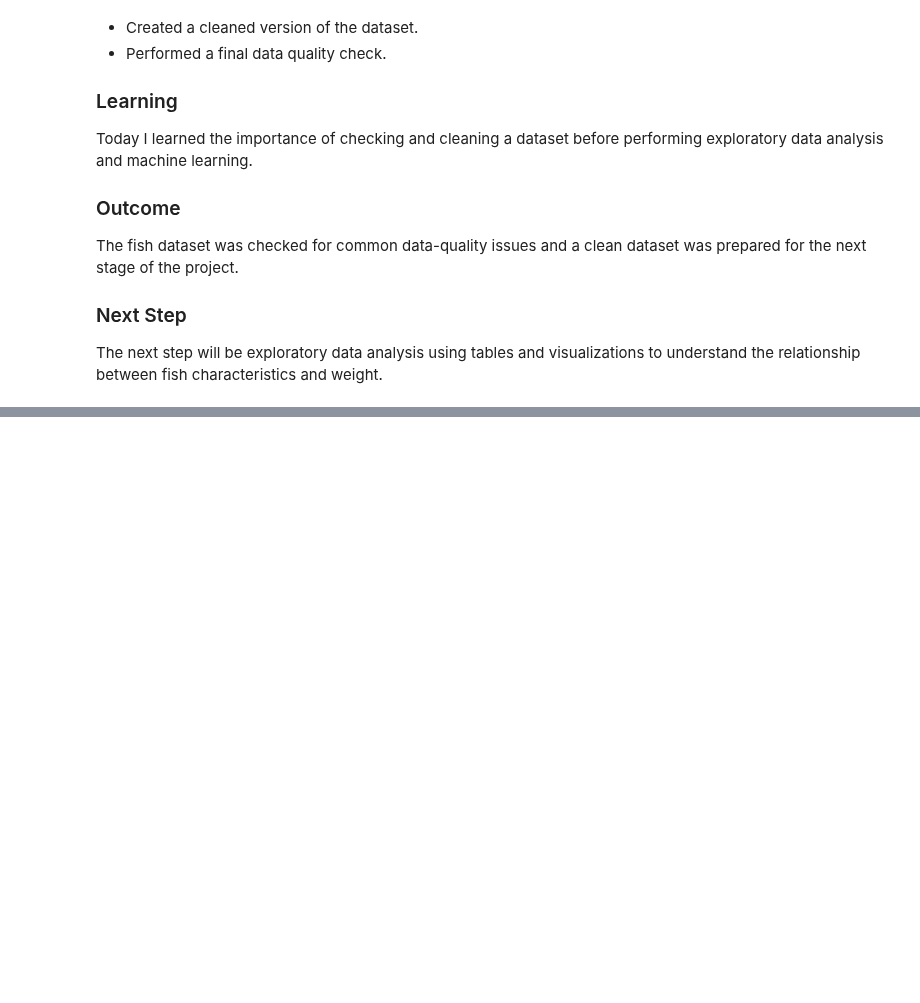
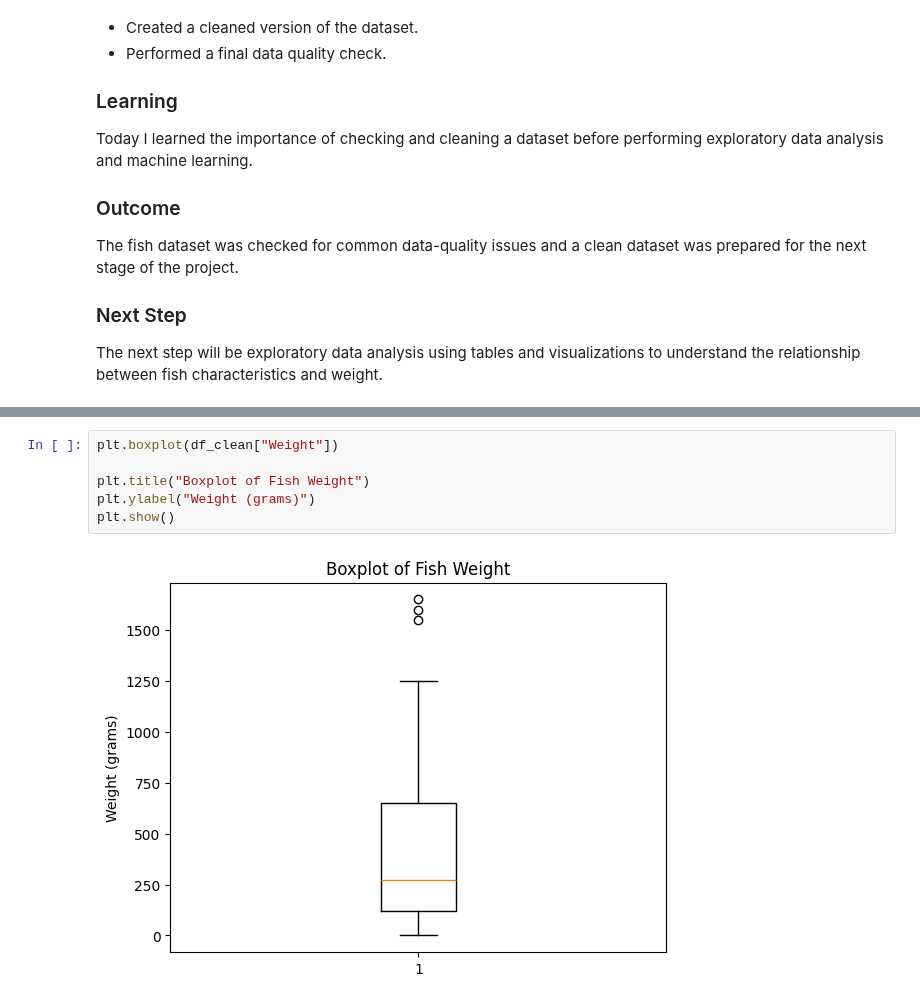
Before and after one commit to abhipsa29-cloud/Fish-Weight-Prediction, a Jupyter notebook: Fish_Weight_Prediction.ipynb, the cells around one changed output, grey strips where cells are left out. Saved outputs shown, nothing was run; the diff lists cells and outputs as text; blank space fills up the shorter version.

```diff
--- a/Fish_Weight_Prediction.ipynb
+++ b/Fish_Weight_Prediction.ipynb
@@ -717,0 +801,8 @@ characteristics and weight.
+# %%
+plt.boxplot(df_clean["Weight"])
+
+plt.title("Boxplot of Fish Weight")
+plt.ylabel("Weight (grams)")
+plt.show()
+# %% [output]
+[figure, added]
```
Also changed, not shown: parts of 18 cells of this notebook.
